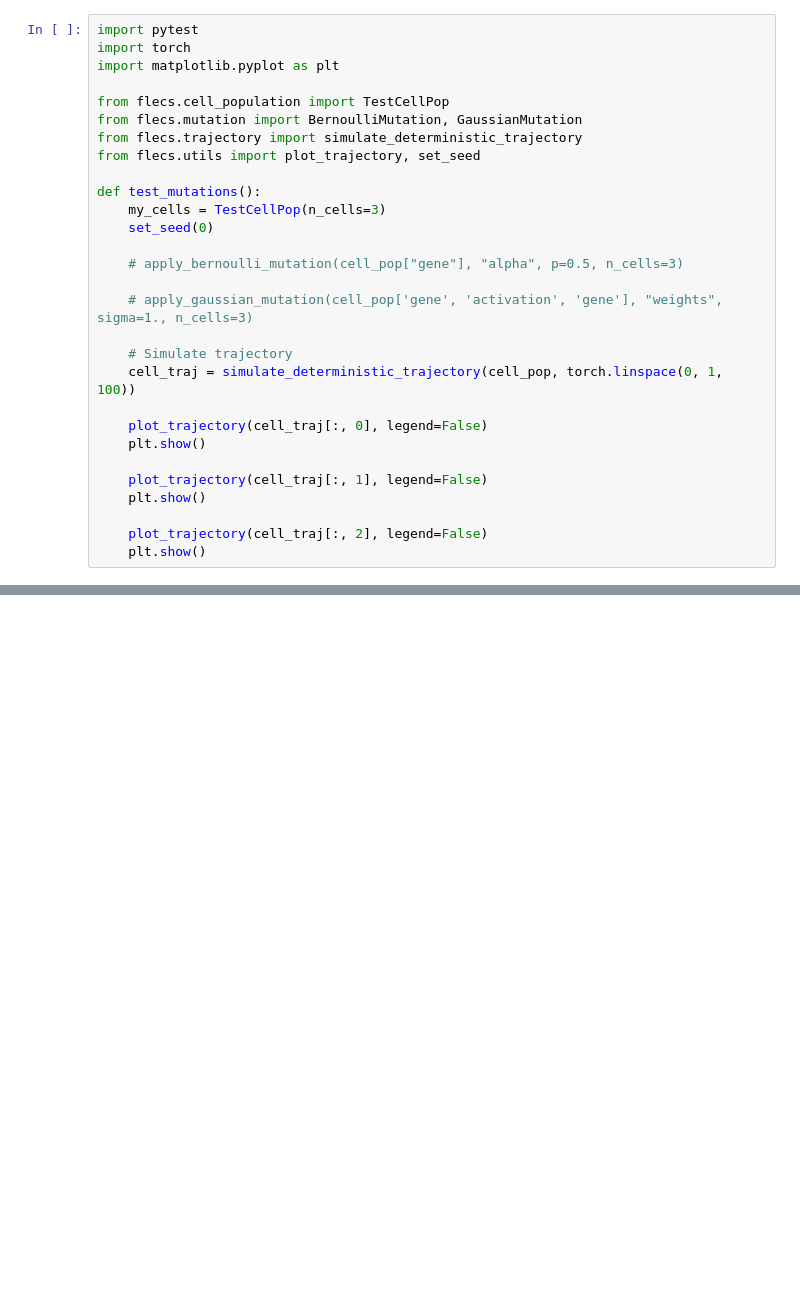
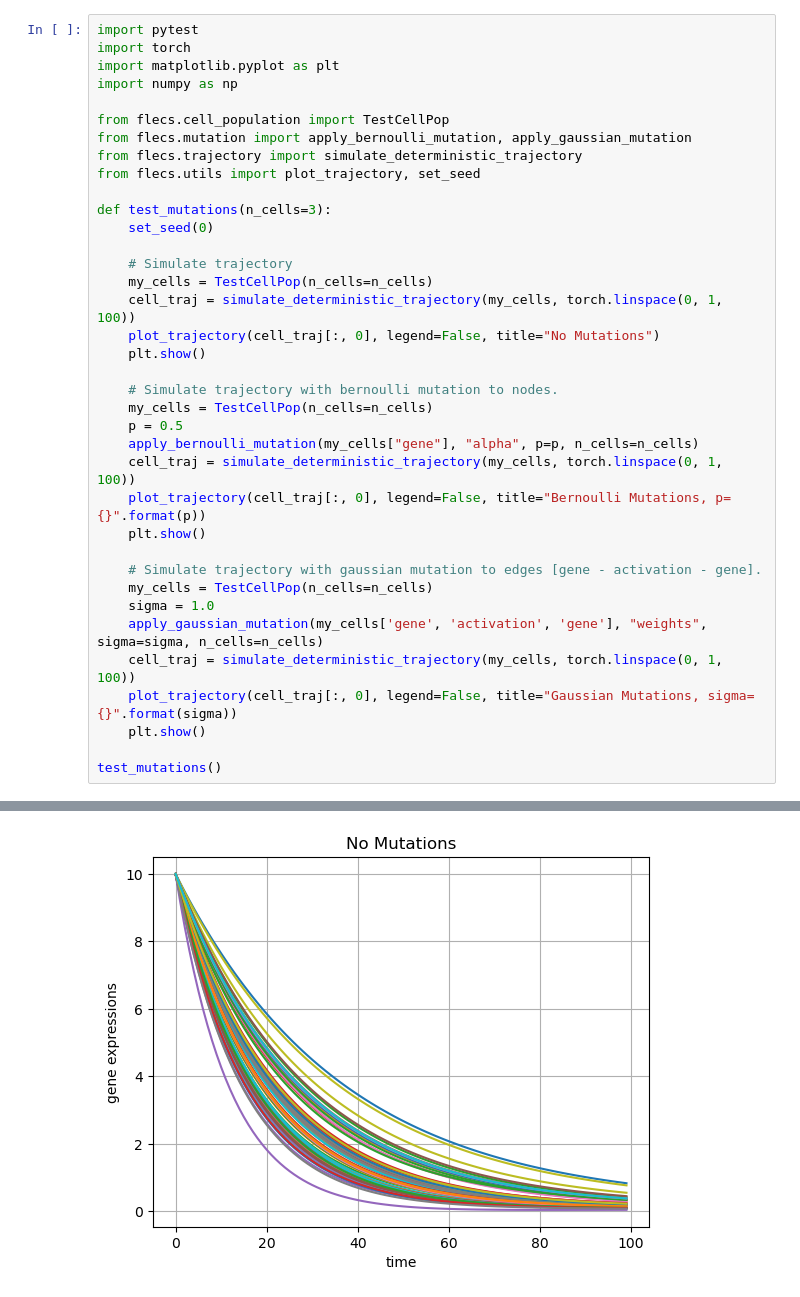
Before and after one commit to Bertinus/FLeCS, a Jupyter notebook: notebooks/mutations.ipynb, the cells around one changed output, grey strips where cells are left out. Drawn from its saved outputs; the diff is of its cells as text; blank space fills up the shorter version.

Commit message:
updated mutations notebook

```diff
--- a/notebooks/mutations.ipynb
+++ b/notebooks/mutations.ipynb
@@ -2,29 +2,37 @@
 import pytest
 import torch
 import matplotlib.pyplot as plt
+import numpy as np
 
 from flecs.cell_population import TestCellPop
-from flecs.mutation import BernoulliMutation, GaussianMutation
+from flecs.mutation import apply_bernoulli_mutation, apply_gaussian_mutation
 from flecs.trajectory import simulate_deterministic_trajectory
 from flecs.utils import plot_trajectory, set_seed
 
-def test_mutations():
-    my_cells = TestCellPop(n_cells=3)
+def test_mutations(n_cells=3):
     set_seed(0)
 
-    # apply_bernoulli_mutation(cell_pop["gene"], "alpha", p=0.5, n_cells=3)
-
-    # apply_gaussian_mutation(cell_pop['gene', 'activation', 'gene'], "weights", sigma=1., n_cells=3)
-
     # Simulate trajectory
-    cell_traj = simulate_deterministic_trajectory(cell_pop, torch.linspace(0, 1, 100))
-
-    plot_trajectory(cell_traj[:, 0], legend=False)
+    my_cells = TestCellPop(n_cells=n_cells)
+    cell_traj = simulate_deterministic_trajectory(my_cells, torch.linspace(0, 1, 100))
+    plot_trajectory(cell_traj[:, 0], legend=False, title="No Mutations")
     plt.show()
 
-    plot_trajectory(cell_traj[:, 1], legend=False)
+    # Simulate trajectory with bernoulli mutation to nodes.
+    my_cells = TestCellPop(n_cells=n_cells)
+    p = 0.5
+    apply_bernoulli_mutation(my_cells["gene"], "alpha", p=p, n_cells=n_cells)
+    cell_traj = simulate_deterministic_trajectory(my_cells, torch.linspace(0, 1, 100))
+    plot_trajectory(cell_traj[:, 0], legend=False, title="Bernoulli Mutations, p={}".format(p))
     plt.show()
 
-    plot_trajectory(cell_traj[:, 2], legend=False)
+    # Simulate trajectory with gaussian mutation to edges [gene - activation - gene].
+    my_cells = TestCellPop(n_cells=n_cells)
+    sigma = 1.0
+    apply_gaussian_mutation(my_cells['gene', 'activation', 'gene'], "weights", sigma=sigma, n_cells=n_cells)
+    cell_traj = simulate_deterministic_trajectory(my_cells, torch.linspace(0, 1, 100))
+    plot_trajectory(cell_traj[:, 0], legend=False, title="Gaussian Mutations, sigma={}".format(sigma))
     plt.show()
+
+test_mutations()
 # %% [output]
@@ -31,0 +39 @@ ImportError: cannot import name 'BernoulliMutation' from 'flecs.mutation' (/home
+[figure, added]
```
Also changed, not shown: parts of 1 cell of this notebook, 3 other files.
